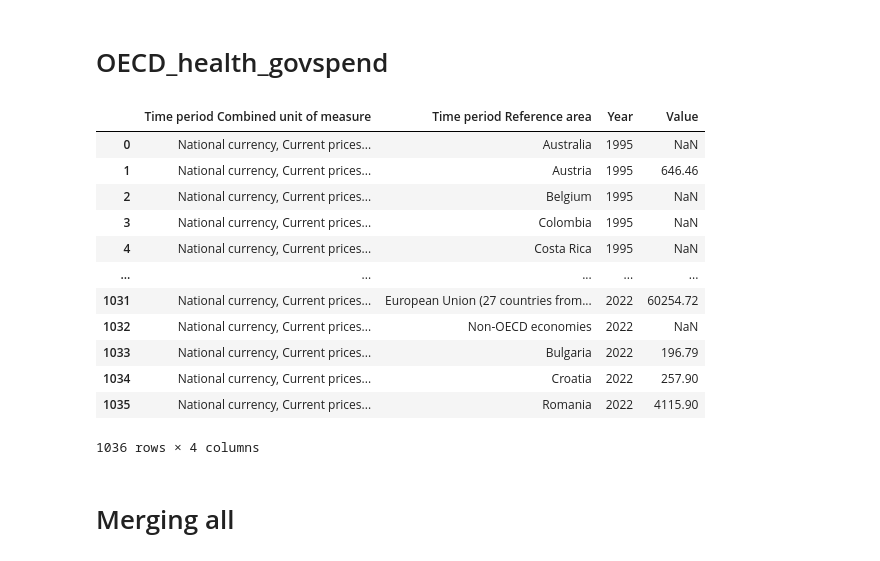
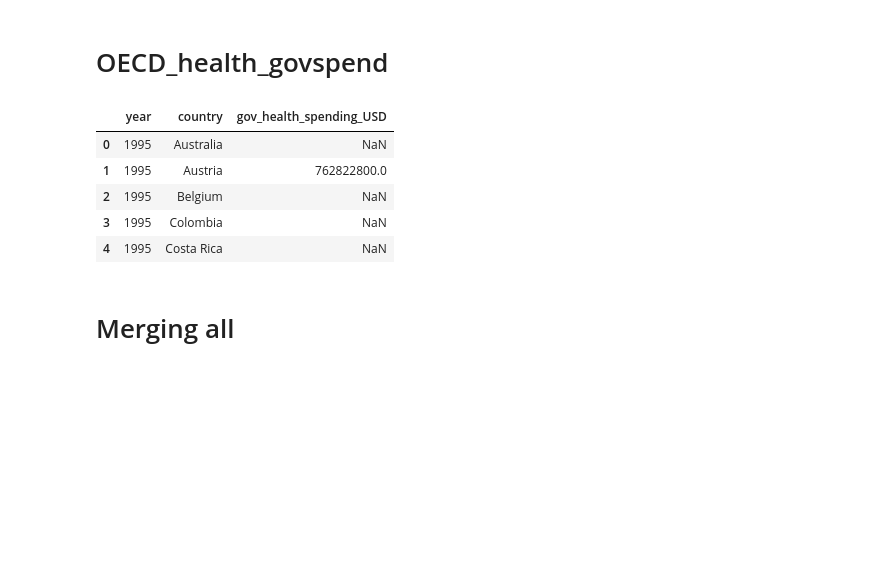
Before and after one commit to ahakobia/JHU_Colossus, a Jupyter notebook: health_data_adeh/cleaning_process/cleaning.ipynb, the cells around one changed output. Drawn from its saved outputs; the diff is of its cells as text; code cells hidden in the pictures; blank space fills up the shorter version.

Commit message:
adding final merged data"

```diff
--- a/health_data_adeh/cleaning_process/cleaning.ipynb
+++ b/health_data_adeh/cleaning_process/cleaning.ipynb
@@ -240,36 +244,76 @@ oecd_data = pd.read_excel(oecd_file_path, header=[0, 1])
 # %%
+import pandas as pd
+import numpy as np
+
+# Load the OECD health government spending data
+oecd_file_path = 'data/OECD_health_govspend.xlsx'
+oecd_data = pd.read_excel(oecd_file_path, header=[0, 1])
+
 # Flatten the multi-level columns
 oecd_data.columns = [' '.join(col).strip() for col in oecd_data.columns.values]
 
-# Extract relevant columns and rows
+# Rename columns for clarity
 oecd_data = oecd_data.rename(columns={'Combined unit of measure Reference area': 'Country'})
 
 # Convert the data to a long format
 id_vars = [col for col in oecd_data.columns if 'Time period' in col or 'Country' in col]
 oecd_long = pd.melt(oecd_data, id_vars=id_vars, var_name='Year', value_name='Value')
 
 # Clean the 'Value' column to handle letters in front
 oecd_long['Value'] = oecd_long['Value'].astype(str).str.extract('([0-9,.]+)').replace({',': ''}, regex=True).astype(float)
 
 # Extract the year from the 'Year' column if necessary
 oecd_long['Year'] = oecd_long['Year'].str.extract('(\d{4})')
 
-# Display the processed OECD data
-oecd_long
+# Extract the currency type from 'Time period Combined unit of measure'
+oecd_long['Currency'] = oecd_long['Time period Combined unit of measure'].str.split(',').str[-1].str.strip()
+
+# Define the conversion rates to USD (example rates)
+conversion_rates = {
+    'Australian dollar': 0.74,
+    'Euro': 1.18,
+    'Colombian peso': 0.00027,
+    'Costa Rican colon': 0.0016,
+    'Czech koruna': 0.046,
+    'Danish krone': 0.16,
+    'Forint': 0.0034,
+    'Iceland krona': 0.0075,
+    'New Israeli sheqel': 0.29,
+    'Yen': 0.0091,
+    'Norwegian krone': 0.11,
+    'Zloty': 0.26,
+    'Swedish krona': 0.11,
+    'Swiss franc': 1.08,
+    'Pound sterling': 1.39,
+    'Bulgarian lev': 0.59,
+    'Romanian leu': 0.24,
+    'Millions': 1.0  # Assuming these are already in USD, or non-currency value
+}
+
+# Apply the conversion to USD and multiply by 1,000,000
+oecd_long['Value_USD'] = oecd_long.apply(
+    lambda row: row['Value'] * conversion_rates.get(row['Currency'], np.nan) * 1_000_000, axis=1
+)
+# Drop the original 'Value' column and keep 'Value_USD' instead
+oecd_long.drop(columns=['Value'], inplace=True)
+oecd_long.rename(columns={'Value_USD': 'gov_health_spending_USD'}, inplace=True)
+oecd_long.rename(columns={'Time period Reference area': 'country'}, inplace=True)
+
+# Keep only the required columns: 'year', 'country', and 'gov_health_spending_USD'
+oecd_long = oecd_long[['Year', 'country', 'gov_health_spending_USD']]
+
+# Rename 'Year' to 'year'
+oecd_long.rename(columns={'Year': 'year'}, inplace=True)
+
+# Display the converted OECD data
+oecd_long.head()
 # %% [output]
-|  | Time period Combined unit of measure | Time period Reference area | Year | Value |
-| 0 | National currency, Current prices... | Australia | 1995 | NaN |
-| 1 | National currency, Current prices... | Austria | 1995 | 646.46 |
-| 2 | National currency, Current prices... | Belgium | 1995 | NaN |
-| 3 | National currency, Current prices... | Colombia | 1995 | NaN |
-| 4 | National currency, Current prices... | Costa Rica | 1995 | NaN |
-| ... | ... | ... | ... | ... |
-| 1031 | National currency, Current prices... | European Union (27 countries from... | 2022 | 60254.72 |
-| 1032 | National currency, Current prices... | Non-OECD economies | 2022 | NaN |
-| 1033 | National currency, Current prices... | Bulgaria | 2022 | 196.79 |
-| 1034 | National currency, Current prices... | Croatia | 2022 | 257.90 |
-| 1035 | National currency, Current prices... | Romania | 2022 | 4115.90 |
+|  | year | country | gov_health_spending_USD |
+| 0 | 1995 | Australia | NaN |
+| 1 | 1995 | Austria | 762822800.0 |
+| 2 | 1995 | Belgium | NaN |
+| 3 | 1995 | Colombia | NaN |
+| 4 | 1995 | Costa Rica | NaN |
-1036 rows × 4 columns
 # %%
 # Save the processed OECD data to a CSV file
 oecd_long.to_csv('cleandata/processed_oecd_health_govspend_data.csv', index=False)
```
Also changed, not shown: parts of 4 cells of this notebook, 5 other files.
